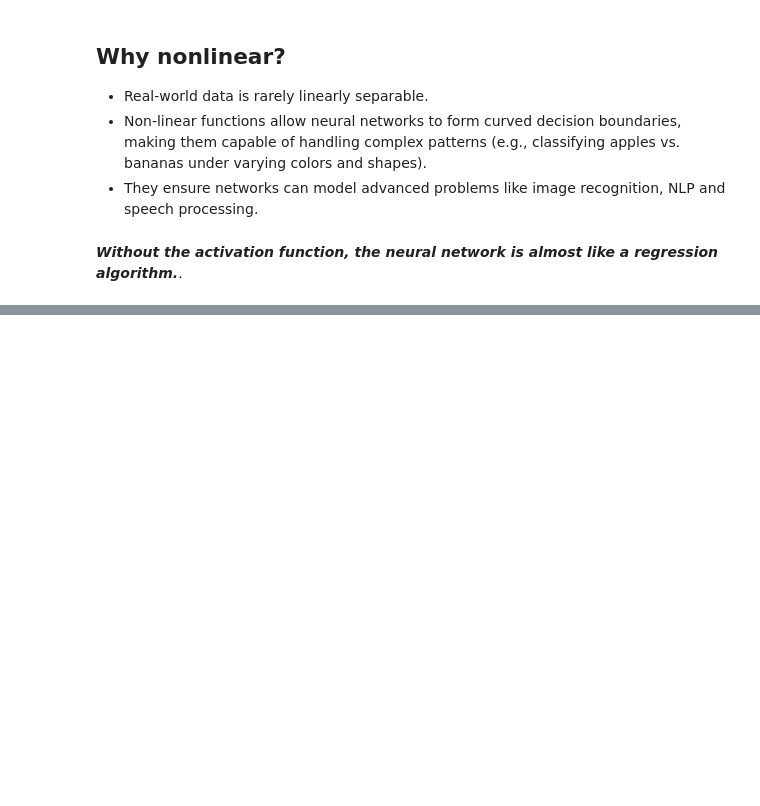
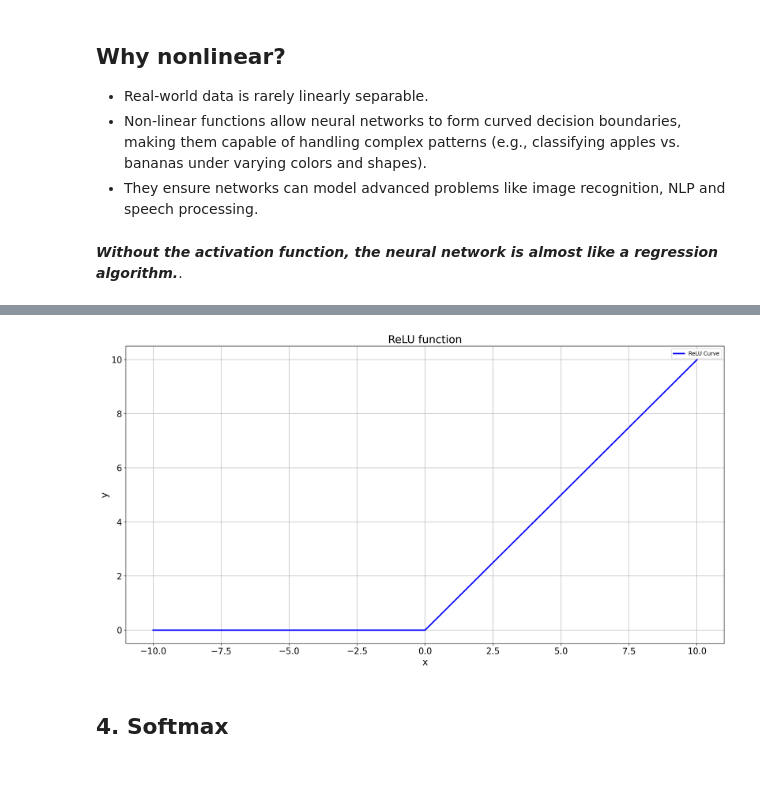
Before and after one commit to HosseinHeydari2004/Neural-Network-From-Scratch, a Jupyter notebook: main.ipynb, the cells around one changed output, grey strips where cells are left out. Drawn from its saved outputs; the diff is of its cells as text; code cells hidden in the pictures; blank space fills up the shorter version.

```diff
--- a/main.ipynb
+++ b/main.ipynb
@@ -193,2 +284,19 @@ $$
+# %%
+def ReLU(x: NDArray)->NDArray:
+    return np.maximum(0, x)
+x4 = np.linspace(-10, 10, 1000)
+plt.figure(figsize=(20, 10), dpi=200)
+plt.plot(x4, ReLU(x=x4), label="ReLU Curve", color="blue", linewidth=2.5)
+plt.title("ReLU function", fontsize=20)
+plt.xlabel("x", fontsize=18)
+plt.ylabel("y", fontsize=18)
+plt.tick_params(axis="both", labelsize=16)
+plt.grid(True, alpha=1)
+plt.legend()
+plt.show()
+# %% [output]
+[figure, added]
+# %% [markdown]
+## 4. Softmax
 # %% [markdown]
 ##
```
Also changed, not shown: parts of 8 cells of this notebook, 3 other files.
